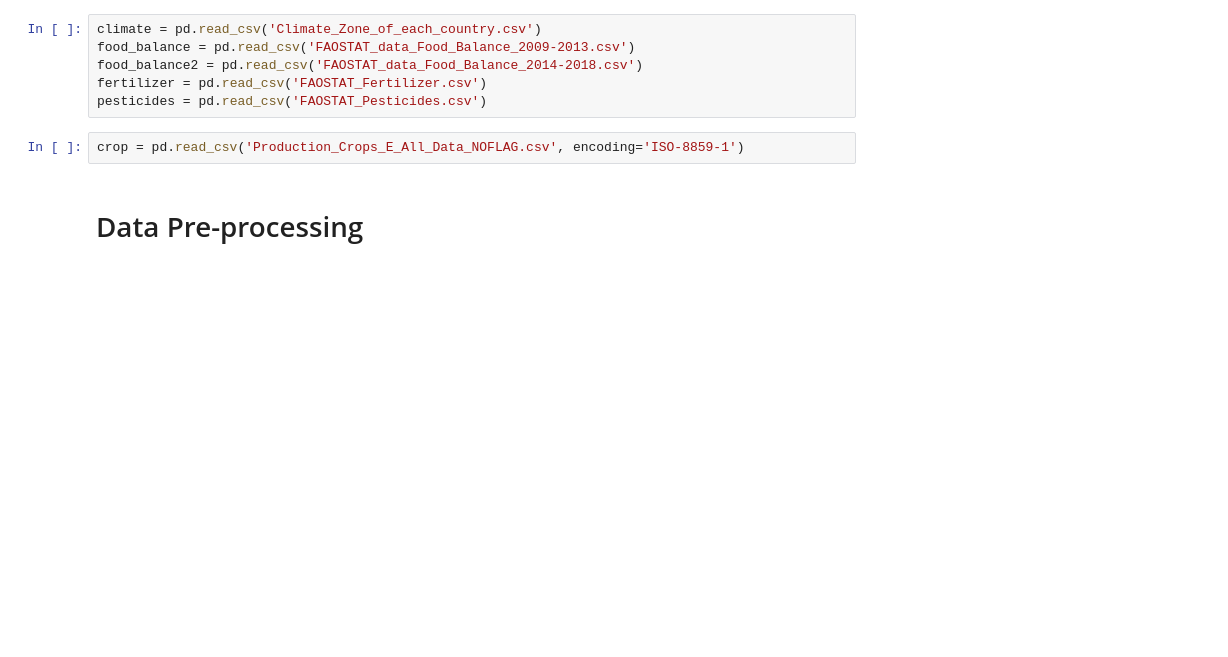
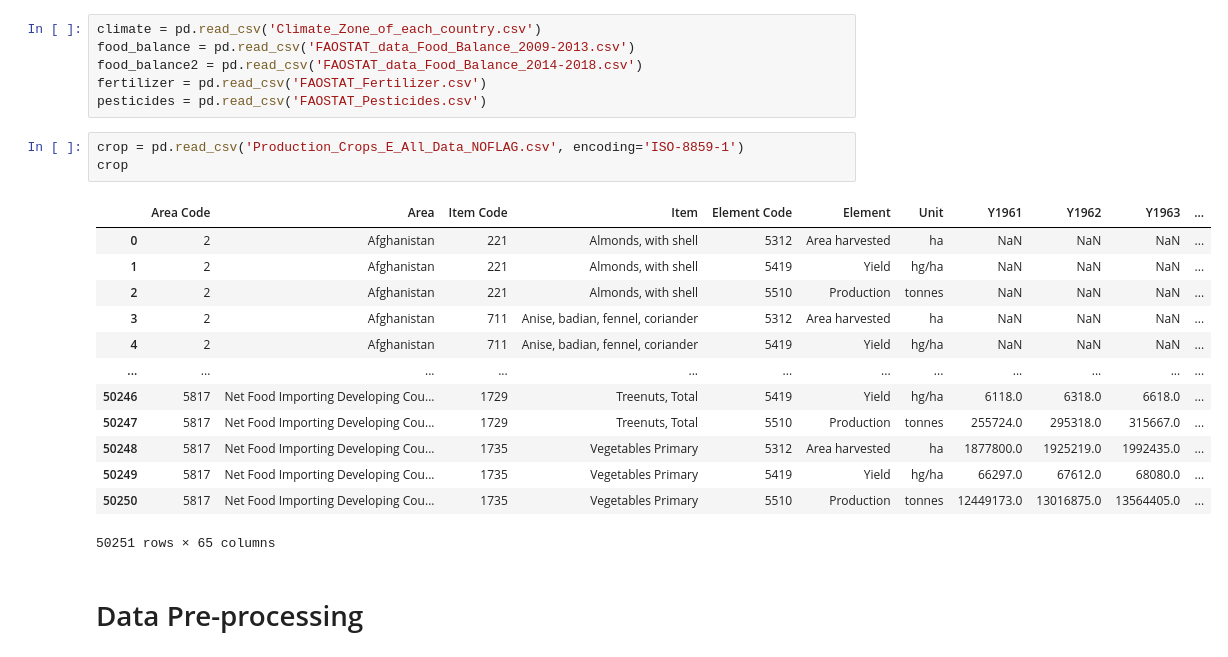
Before and after one commit to minxuan1509/IDS-FAO-Analysis, a Jupyter notebook: IDS FAO.ipynb, the cells around one changed output. Saved outputs shown, nothing was run; the diff lists cells and outputs as text; blank space fills up the shorter version.

```diff
--- a/IDS FAO.ipynb
+++ b/IDS FAO.ipynb
@@ -21,6 +21,21 @@ fertilizer = pd.read_csv('FAOSTAT_Fertilizer.csv')
 pesticides = pd.read_csv('FAOSTAT_Pesticides.csv')
 # %%
 crop = pd.read_csv('Production_Crops_E_All_Data_NOFLAG.csv', encoding='ISO-8859-1')
+crop
+# %% [output]
+|  | Area Code | Area | Item Code | Item | Element Code | Element | Unit | Y1961 | Y1962 | Y1963 | ... |
+| 0 | 2 | Afghanistan | 221 | Almonds, with shell | 5312 | Area harvested | ha | NaN | NaN | NaN | ... |
+| 1 | 2 | Afghanistan | 221 | Almonds, with shell | 5419 | Yield | hg/ha | NaN | NaN | NaN | ... |
+| 2 | 2 | Afghanistan | 221 | Almonds, with shell | 5510 | Production | tonnes | NaN | NaN | NaN | ... |
+| 3 | 2 | Afghanistan | 711 | Anise, badian, fennel, coriander | 5312 | Area harvested | ha | NaN | NaN | NaN | ... |
+| 4 | 2 | Afghanistan | 711 | Anise, badian, fennel, coriander | 5419 | Yield | hg/ha | NaN | NaN | NaN | ... |
+| ... | ... | ... | ... | ... | ... | ... | ... | ... | ... | ... | ... |
+| 50246 | 5817 | Net Food Importing Developing Cou... | 1729 | Treenuts, Total | 5419 | Yield | hg/ha | 6118.0 | 6318.0 | 6618.0 | ... |
+| 50247 | 5817 | Net Food Importing Developing Cou... | 1729 | Treenuts, Total | 5510 | Production | tonnes | 255724.0 | 295318.0 | 315667.0 | ... |
+| 50248 | 5817 | Net Food Importing Developing Cou... | 1735 | Vegetables Primary | 5312 | Area harvested | ha | 1877800.0 | 1925219.0 | 1992435.0 | ... |
+| 50249 | 5817 | Net Food Importing Developing Cou... | 1735 | Vegetables Primary | 5419 | Yield | hg/ha | 66297.0 | 67612.0 | 68080.0 | ... |
+| 50250 | 5817 | Net Food Importing Developing Cou... | 1735 | Vegetables Primary | 5510 | Production | tonnes | 12449173.0 | 13016875.0 | 13564405.0 | ... |
+50251 rows × 65 columns
 # %% [markdown]
 # Data Pre-processing
 # %% [markdown]
```
Also changed, not shown: parts of 8 cells of this notebook.
